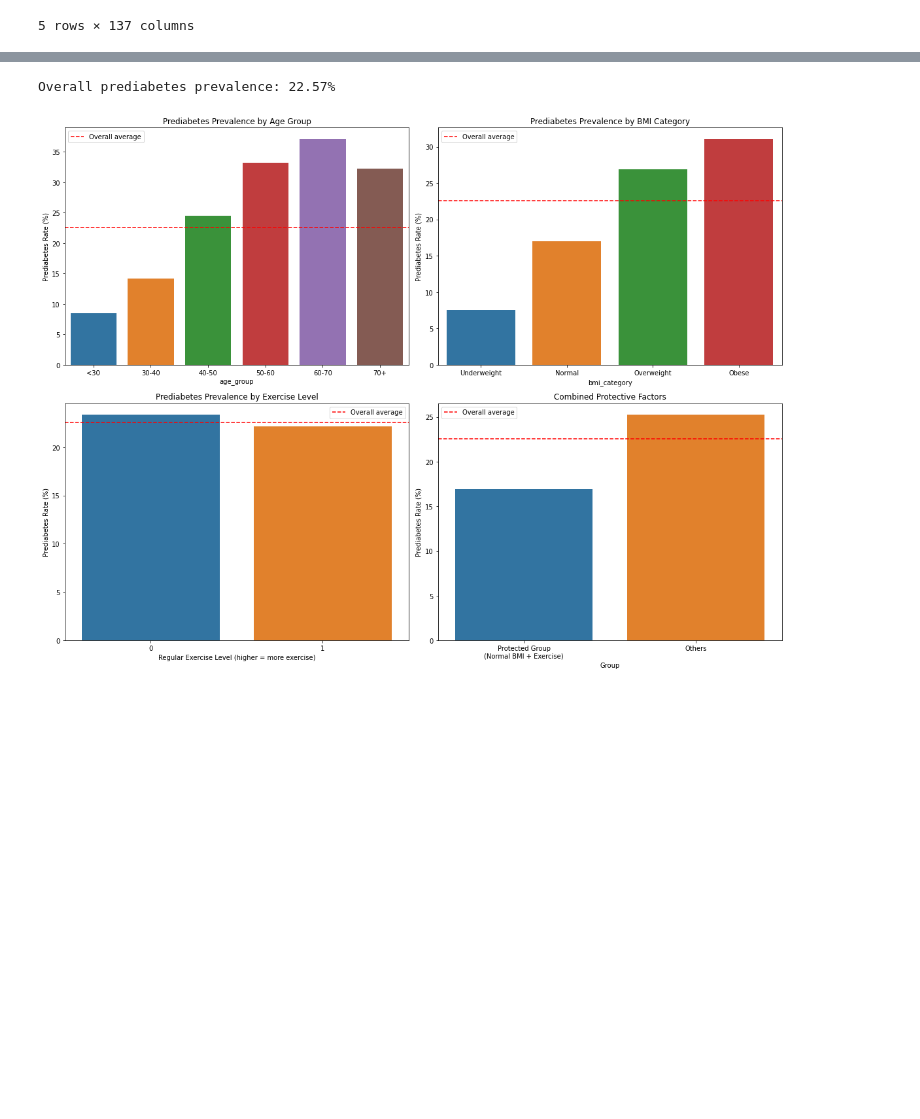
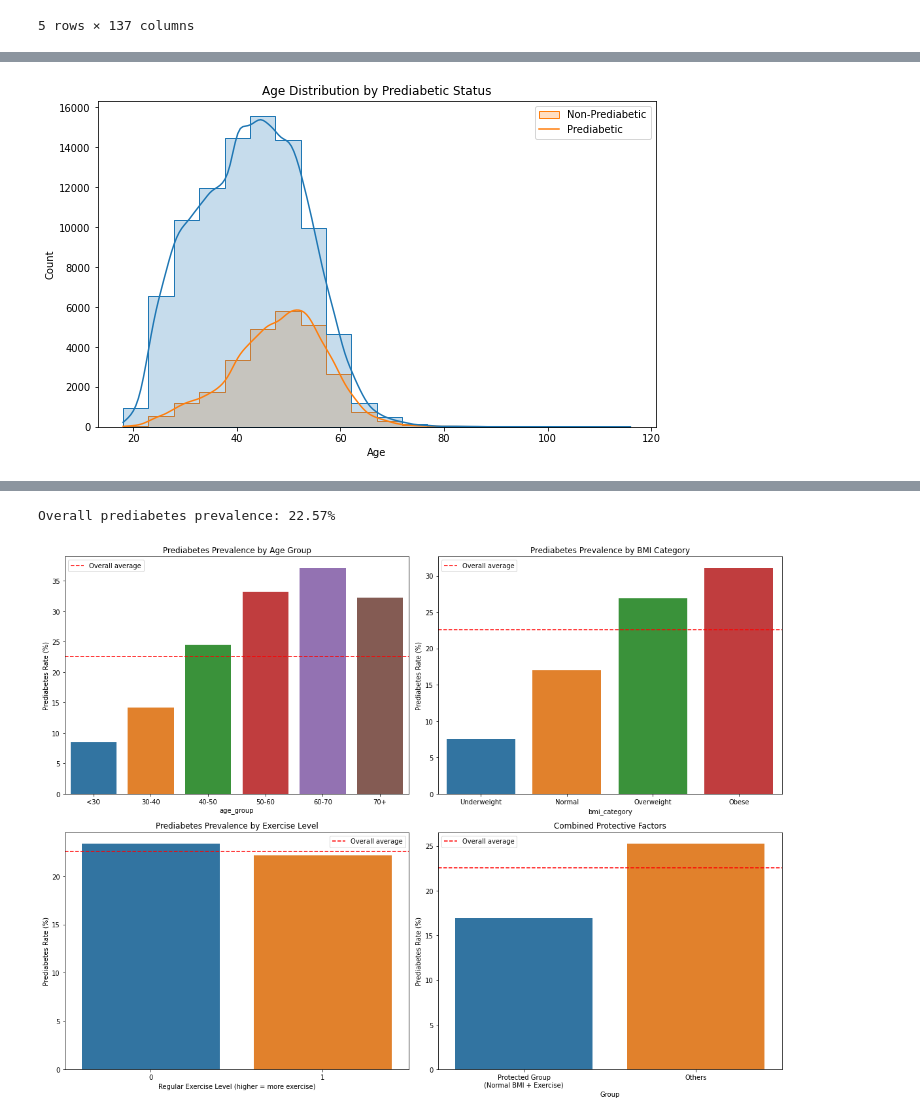
Before and after one commit to robeson1010/HealthcareDiabetes, a Jupyter notebook: EDA.ipynb, the cells around one changed output, grey strips where cells are left out. Cells and saved outputs as stored; diff of their text form; code cells hidden in the pictures; blank space fills up the shorter version.

```diff
--- a/EDA.ipynb
+++ b/EDA.ipynb
@@ -26,0 +63,13 @@ import seaborn as sns
+# %%
+
+
+# 3. Age distribution by prediabetic status
+plt.figure(figsize=(10, 6))
+sns.histplot(data=df, x='age', hue='prediabetic', bins=20, kde=True, element="step")
+plt.title('Age Distribution by Prediabetic Status')
+plt.xlabel('Age')
+plt.ylabel('Count')
+plt.legend(['Non-Prediabetic', 'Prediabetic'])
+plt.show()
+# %% [output]
+[figure, added]
```
Also changed, not shown: parts of 15 cells of this notebook, 1 other file.
